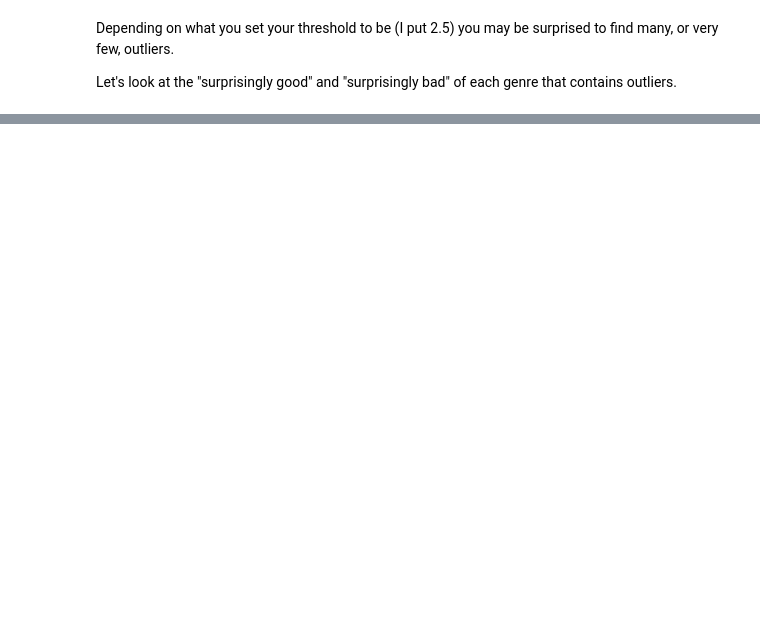
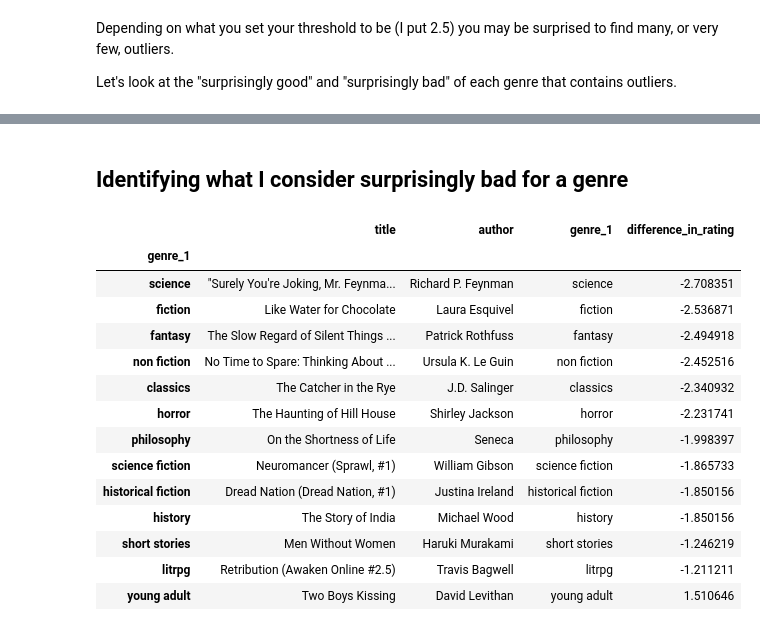
Before and after one commit to DrKenReid/GoodReads-Analysis, a Jupyter notebook: GoodReads_Analysis.ipynb, the cells around one changed output, grey strips where cells are left out. Drawn from its saved outputs; the diff is of its cells as text; code cells hidden in the pictures; blank space fills up the shorter version.

```diff
--- a/GoodReads_Analysis.ipynb
+++ b/GoodReads_Analysis.ipynb
@@ -2098,0 +2158,31 @@ Let's look at the "surprisingly good" and "surprisingly bad" of each genre that
+# %% [markdown]
+## Identifying what I consider surprisingly bad for a genre
+# %%
+# Group outliers by genre and find the book with the highest positive difference in rating
+pos_outliers = outliers.groupby('genre_1').apply(lambda x: x.loc[x['z_score'].idxmin()])
+
+
+# Create a table showing the biggest positive outlier for every genre
+table = pos_outliers[['title', 'author', 'genre_1', 'my_rating', 'z_score']].copy()
+table['difference_in_rating'] = table['z_score'] * table['my_rating'].std()
+table = table.rename(columns={'my_rating': 'rating', 'z_score': 'z-score'})
+table = table[['title', 'author', 'genre_1', 'difference_in_rating']]
+table = table.sort_values(by='difference_in_rating', ascending=True)
+
+table
+# %% [output]
+|  | title | author | genre_1 | difference_in_rating |
+| genre_1 |  |  |  |  |
+| science | "Surely You're Joking, Mr. Feynma... | Richard P. Feynman | science | -2.708351 |
+| fiction | Like Water for Chocolate | Laura Esquivel | fiction | -2.536871 |
+| fantasy | The Slow Regard of Silent Things ... | Patrick Rothfuss | fantasy | -2.494918 |
+| non fiction | No Time to Spare: Thinking About ... | Ursula K. Le Guin | non fiction | -2.452516 |
+| classics | The Catcher in the Rye | J.D. Salinger | classics | -2.340932 |
+| horror | The Haunting of Hill House | Shirley Jackson | horror | -2.231741 |
+| philosophy | On the Shortness of Life | Seneca | philosophy | -1.998397 |
+| science fiction | Neuromancer (Sprawl, #1) | William Gibson | science fiction | -1.865733 |
+| historical fiction | Dread Nation (Dread Nation, #1) | Justina Ireland | historical fiction | -1.850156 |
+| history | The Story of India | Michael Wood | history | -1.850156 |
+| short stories | Men Without Women | Haruki Murakami | short stories | -1.246219 |
+| litrpg | Retribution (Awaken Online #2.5) | Travis Bagwell | litrpg | -1.211211 |
+| young adult | Two Boys Kissing | David Levithan | young adult | 1.510646 |
```
Also changed, not shown: parts of 17 cells of this notebook.
